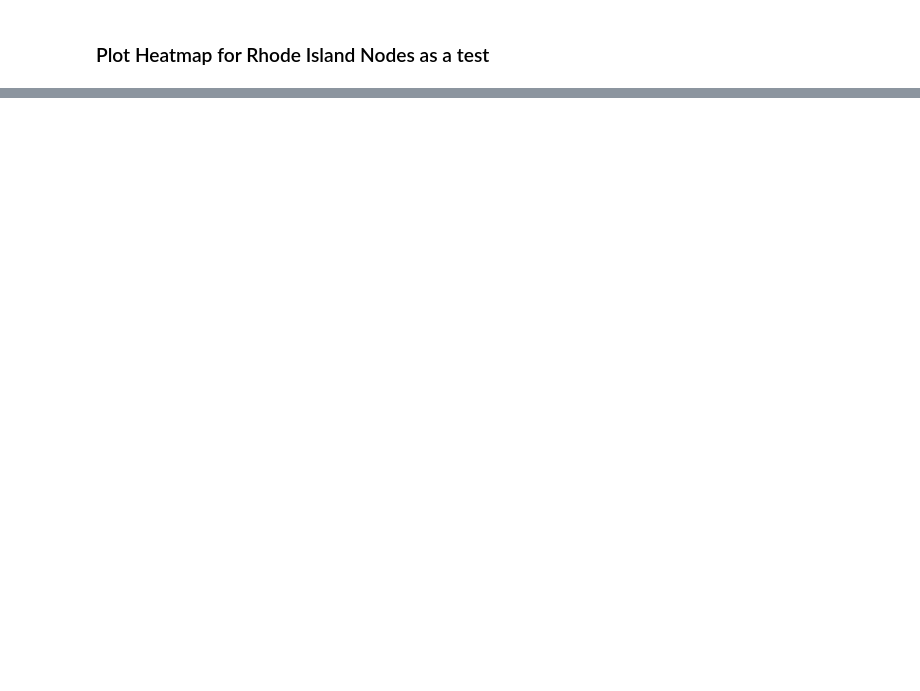
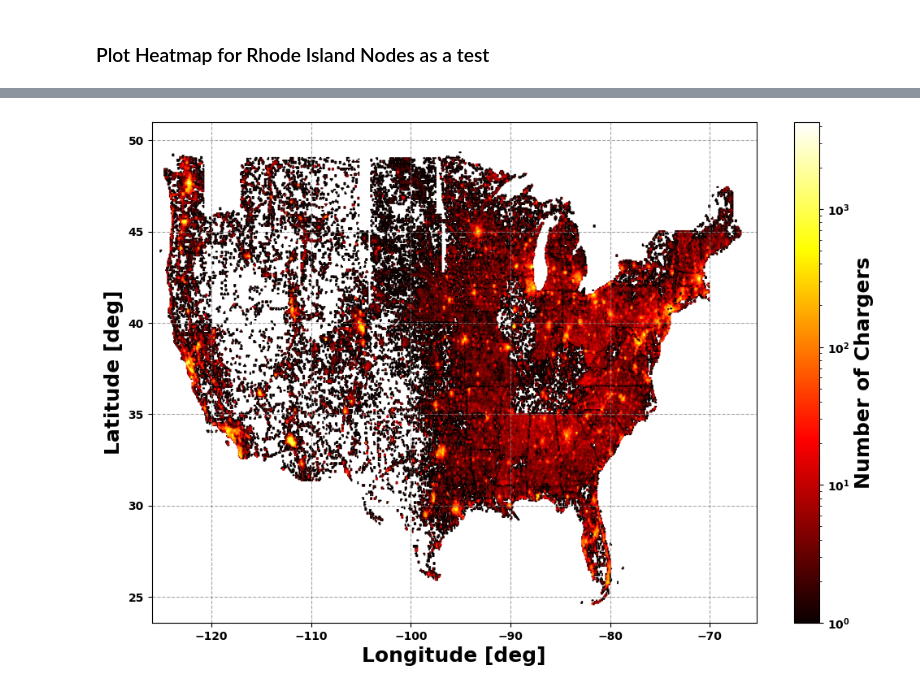
Before and after one commit to MichaelC6/SCDV490-Final, a Jupyter notebook: analysis.ipynb, the cells around one changed output, grey strips where cells are left out. Drawn from its saved outputs; the diff is of its cells as text; code cells hidden in the pictures; blank space fills up the shorter version.

```diff
--- a/analysis.ipynb
+++ b/analysis.ipynb
@@ -38 +85,12 @@ print(nodes[0])
+# %%
+# create a heatmap of all of the nodes in the dataset
+fig, ax = plt.subplots()
+s = 10
+n = np.array([len(row) for row in nodes])
+plotHeatMap(n, allCenters, os.path.join(os.getcwd(), 'US-heatmap.png'), fig=fig, marker='.', s=s, lw=0, cmap='hot')
+ax.set_ylim(np.min(allCenters[:,0])-1, 51)
+ax.set_xlim(-126, np.max(allCenters[:,1])+1)
+fig.savefig('US-heatmap.png')
+# %% [output]
+[figure, added]
 # %%
```
Also changed, not shown: parts of 8 cells of this notebook, 1 other file.
